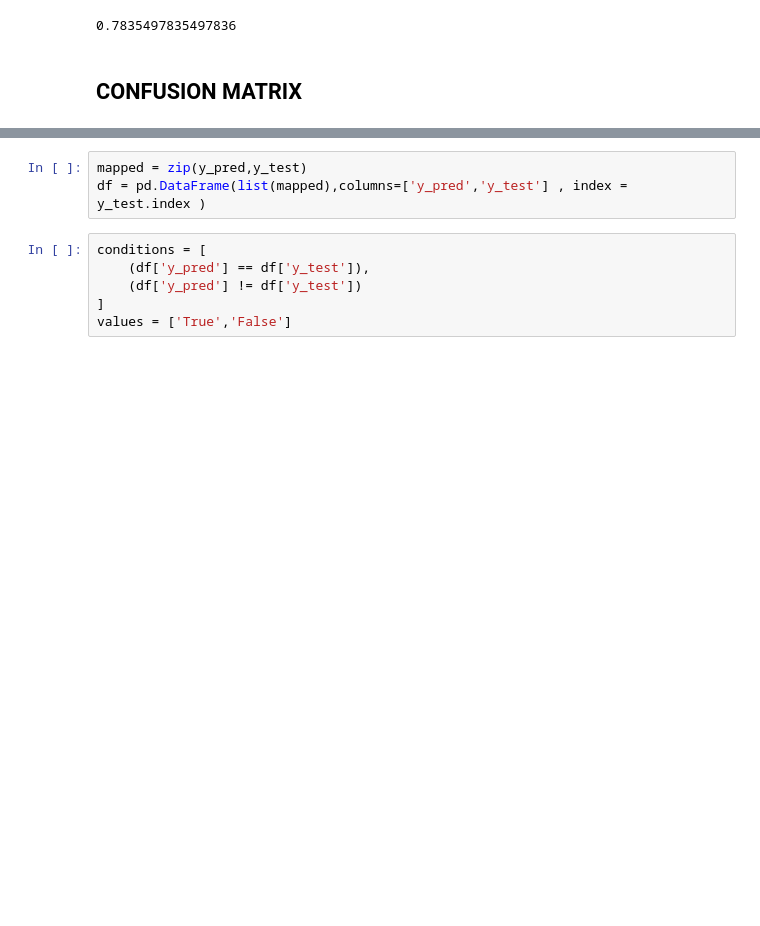
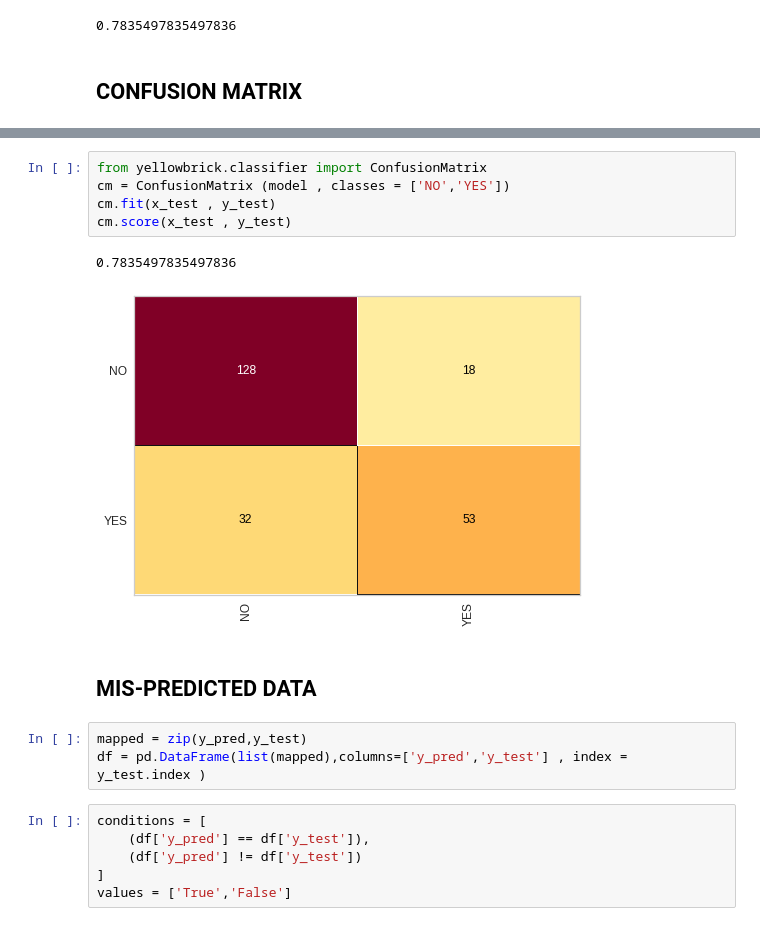
Before and after one commit to venkatesh-manikumar/Python_learnings, a Jupyter notebook: NB.ipynb, the cells around one changed output, grey strips where cells are left out. Saved outputs shown, nothing was run; the diff lists cells and outputs as text; blank space fills up the shorter version.

```diff
--- a/NB.ipynb
+++ b/NB.ipynb
@@ -113,3 +155,13 @@ acc_score
+# %%
+from yellowbrick.classifier import ConfusionMatrix
+cm = ConfusionMatrix (model , classes = ['NO','YES'])
+cm.fit(x_test , y_test)
+cm.score(x_test , y_test)
+# %% [output]
+0.7835497835497836
+[figure, added]
+# %% [markdown]
+## MIS-PREDICTED DATA
 # %%
 mapped = zip(y_pred,y_test)
 df = pd.DataFrame(list(mapped),columns=['y_pred','y_test'] , index = y_test.index )
```
Also changed, not shown: parts of 6 cells of this notebook.
